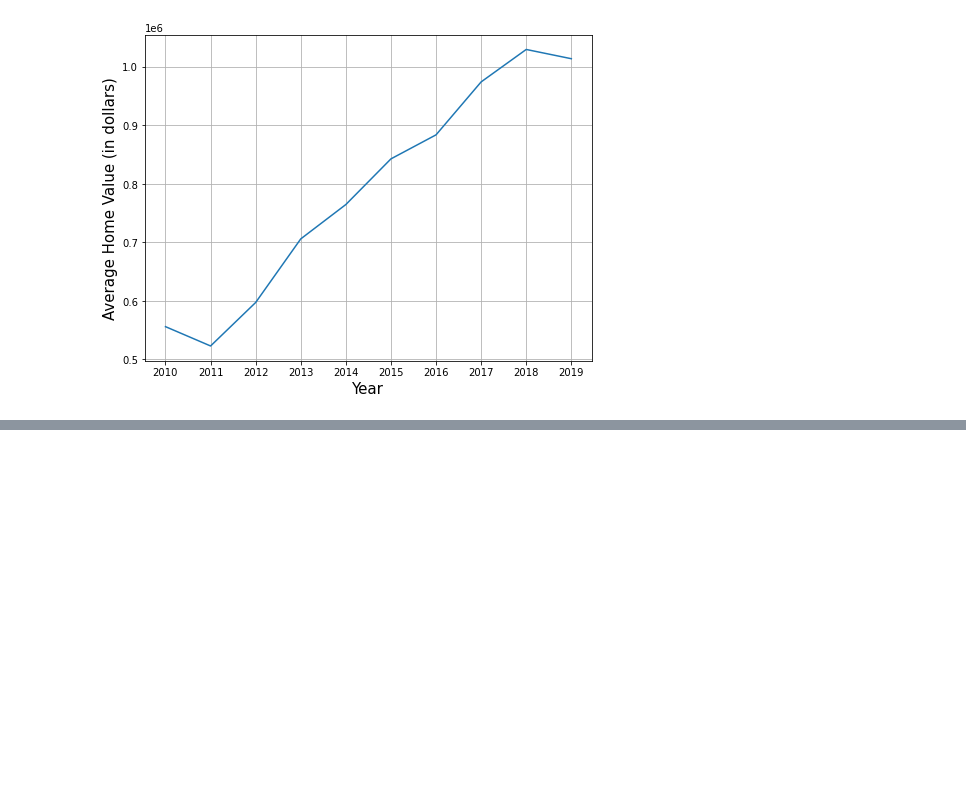
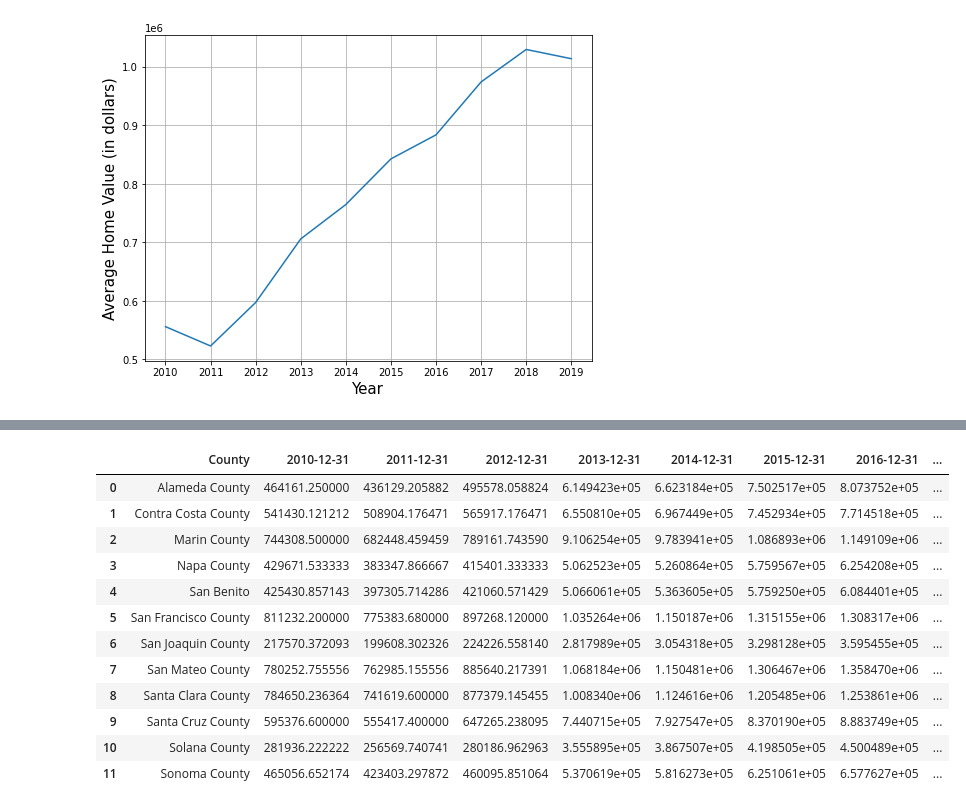
Before and after one commit to jemmy-z/bay-area-housing, a Jupyter notebook: assignment3.ipynb, the cells around one changed output, grey strips where cells are left out. Drawn from its saved outputs; the diff is of its cells as text; code cells hidden in the pictures; blank space fills up the shorter version.

```diff
--- a/assignment3.ipynb
+++ b/assignment3.ipynb
@@ -228,0 +379,17 @@ fig.show()
+# %%
+prices_by_county = prices_county.groupby(by=['County'], axis=0, as_index=False).mean()
+prices_by_county
+# %% [output]
+|  | County | 2010-12-31 | 2011-12-31 | 2012-12-31 | 2013-12-31 | 2014-12-31 | 2015-12-31 | 2016-12-31 | ... |
+| 0 | Alameda County | 464161.250000 | 436129.205882 | 495578.058824 | 6.149423e+05 | 6.623184e+05 | 7.502517e+05 | 8.073752e+05 | ... |
+| 1 | Contra Costa County | 541430.121212 | 508904.176471 | 565917.176471 | 6.550810e+05 | 6.967449e+05 | 7.452934e+05 | 7.714518e+05 | ... |
+| 2 | Marin County | 744308.500000 | 682448.459459 | 789161.743590 | 9.106254e+05 | 9.783941e+05 | 1.086893e+06 | 1.149109e+06 | ... |
+| 3 | Napa County | 429671.533333 | 383347.866667 | 415401.333333 | 5.062523e+05 | 5.260864e+05 | 5.759567e+05 | 6.254208e+05 | ... |
+| 4 | San Benito | 425430.857143 | 397305.714286 | 421060.571429 | 5.066061e+05 | 5.363605e+05 | 5.759250e+05 | 6.084401e+05 | ... |
+| 5 | San Francisco County | 811232.200000 | 775383.680000 | 897268.120000 | 1.035264e+06 | 1.150187e+06 | 1.315155e+06 | 1.308317e+06 | ... |
+| 6 | San Joaquin County | 217570.372093 | 199608.302326 | 224226.558140 | 2.817989e+05 | 3.054318e+05 | 3.298128e+05 | 3.595455e+05 | ... |
+| 7 | San Mateo County | 780252.755556 | 762985.155556 | 885640.217391 | 1.068184e+06 | 1.150481e+06 | 1.306467e+06 | 1.358470e+06 | ... |
+| 8 | Santa Clara County | 784650.236364 | 741619.600000 | 877379.145455 | 1.008340e+06 | 1.124616e+06 | 1.205485e+06 | 1.253861e+06 | ... |
+| 9 | Santa Cruz County | 595376.600000 | 555417.400000 | 647265.238095 | 7.440715e+05 | 7.927547e+05 | 8.370190e+05 | 8.883749e+05 | ... |
+| 10 | Solana County | 281936.222222 | 256569.740741 | 280186.962963 | 3.555895e+05 | 3.867507e+05 | 4.198505e+05 | 4.500489e+05 | ... |
+| 11 | Sonoma County | 465056.652174 | 423403.297872 | 460095.851064 | 5.370619e+05 | 5.816273e+05 | 6.251061e+05 | 6.577627e+05 | ... |
```
Also changed, not shown: parts of 50 cells of this notebook, 25 other files.
